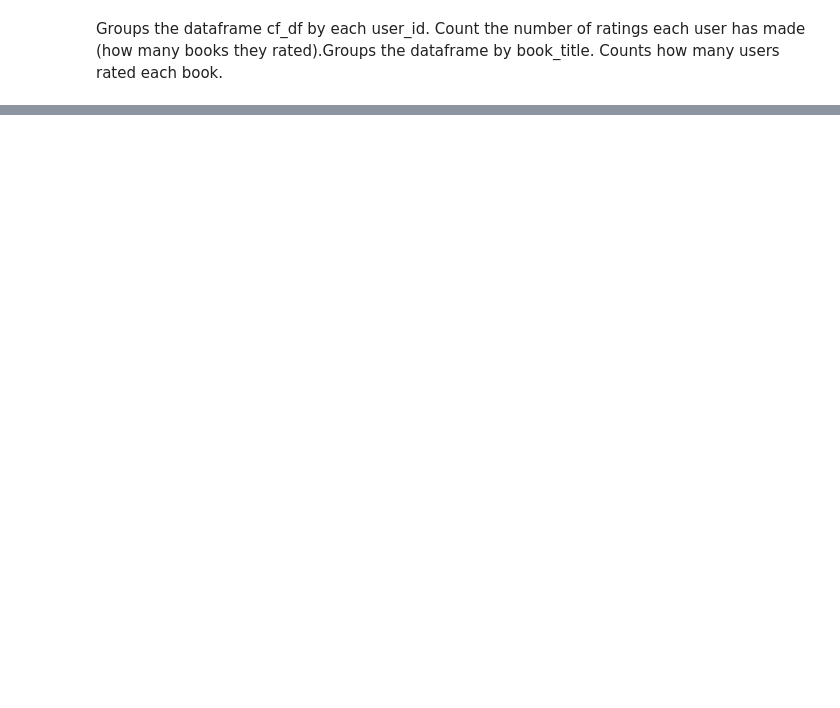
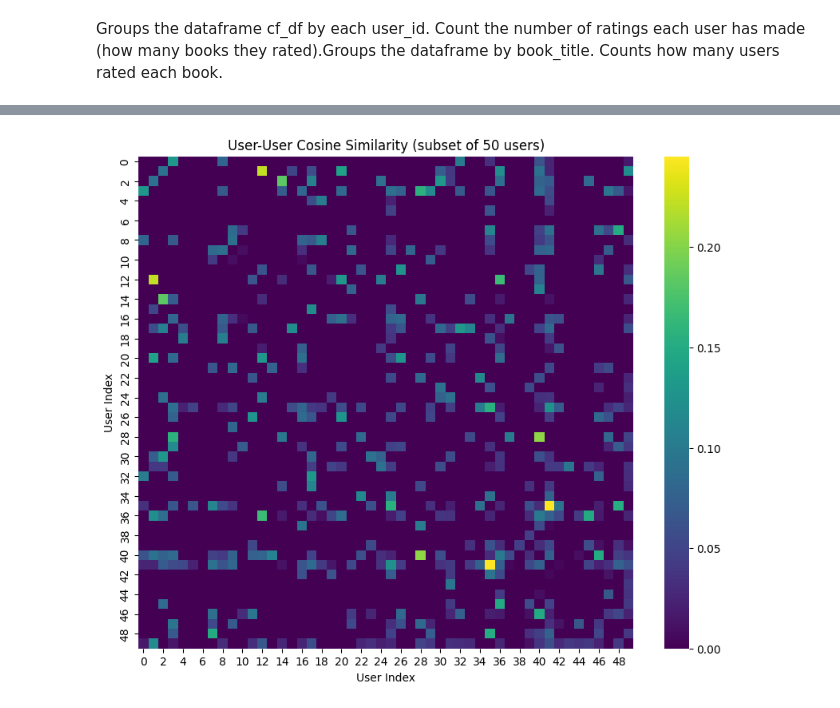
Before and after one commit to saricmilos/what-else-should-I-read, a Jupyter notebook: notebooks/collaborative_filtering.ipynb, the cells around one changed output, grey strips where cells are left out. Cells and saved outputs as stored; diff of their text form; code cells hidden in the pictures; blank space fills up the shorter version.

```diff
--- a/notebooks/collaborative_filtering.ipynb
+++ b/notebooks/collaborative_filtering.ipynb
@@ -62,0 +334,15 @@ Groups the dataframe cf_df by each user_id. Count the number of ratings each use
+# %%
+# Create label encoders
+user_encoder = preprocessing.LabelEncoder()
+item_encoder = preprocessing.LabelEncoder()
+
+# Fit on train set users/items
+train_df['user_idx'] = user_encoder.fit_transform(train_df['user_id'])
+train_df['book_idx'] = item_encoder.fit_transform(train_df['book_title'])
+
+# Apply same mapping to test set
+test_df['user_idx'] = user_encoder.transform(test_df['user_id'])
+test_df['book_idx'] = item_encoder.transform(test_df['book_title'])
+
+print("Unique users encoded:", train_df['user_idx'].nunique())
+print("Unique books encoded:", train_df['book_idx'].nunique())
@@ -62,0 +358,4 @@ Groups the dataframe cf_df by each user_id. Count the number of ratings each use
+# %%
+# Dimensions
+num_users = train_df['user_idx'].nunique()
+num_items = train_df['book_idx'].nunique()
@@ -62,0 +364,7 @@ Groups the dataframe cf_df by each user_id. Count the number of ratings each use
+# %%
+# Build sparse matrix
+train_matrix = csr_matrix(
+    (train_df['book_rating'],
+     (train_df['user_idx'], train_df['book_idx'])),
+    shape=(num_users, num_items)
+)
@@ -62,0 +409,15 @@ Groups the dataframe cf_df by each user_id. Count the number of ratings each use
+# %%
+user_sim_matrix = cosine_similarity(train_matrix)
+np.fill_diagonal(user_sim_matrix, 0)  # remove self-similarity
+# %%
+# Take a small subset to visualize (e.g., first 50 users)
+subset = user_sim_matrix[:50, :50]
+
+plt.figure(figsize=(10, 8))
+sns.heatmap(subset, cmap='viridis')
+plt.title("User-User Cosine Similarity (subset of 50 users)")
+plt.xlabel("User Index")
+plt.ylabel("User Index")
+plt.show()
+# %% [output]
+[figure, added]
```
Also changed, not shown: parts of 90 cells of this notebook, 4 other files.
